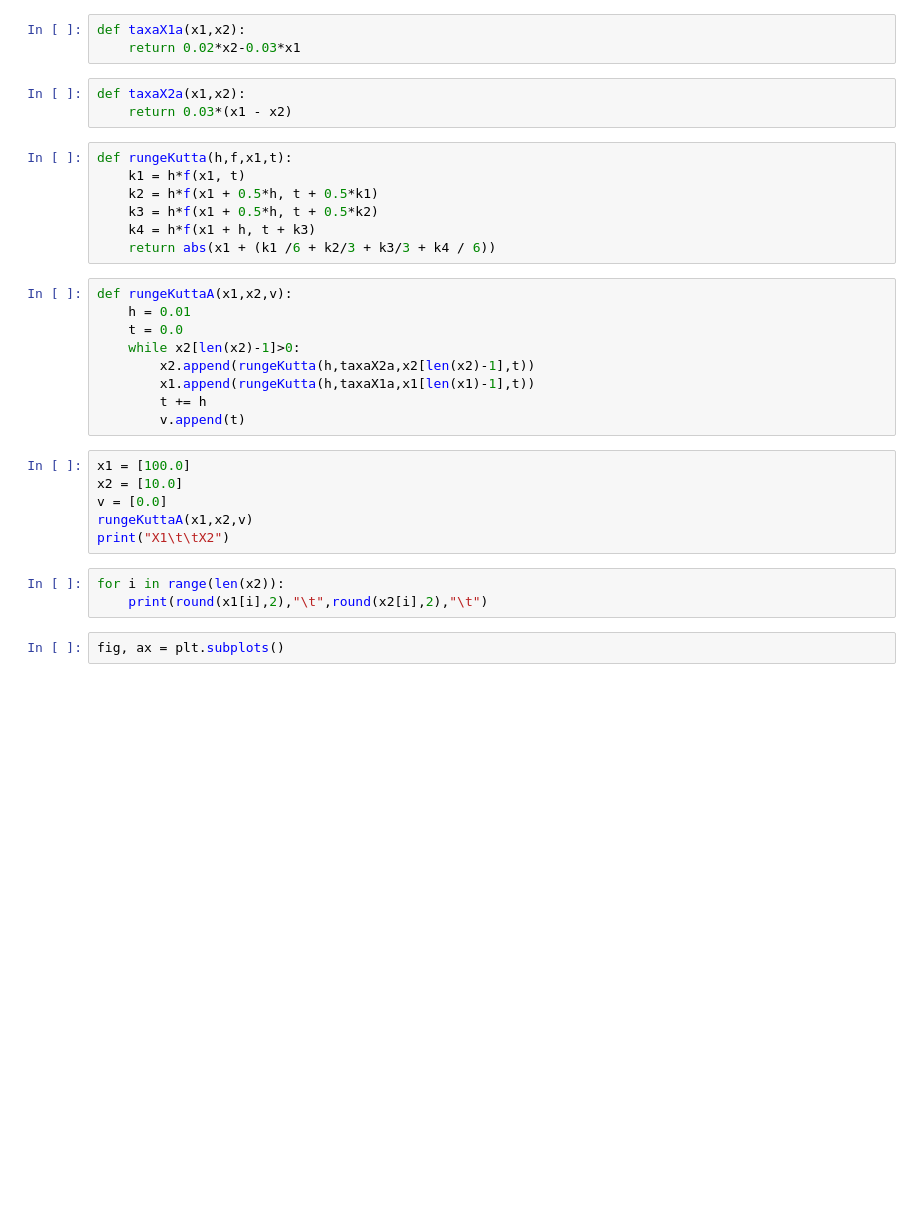
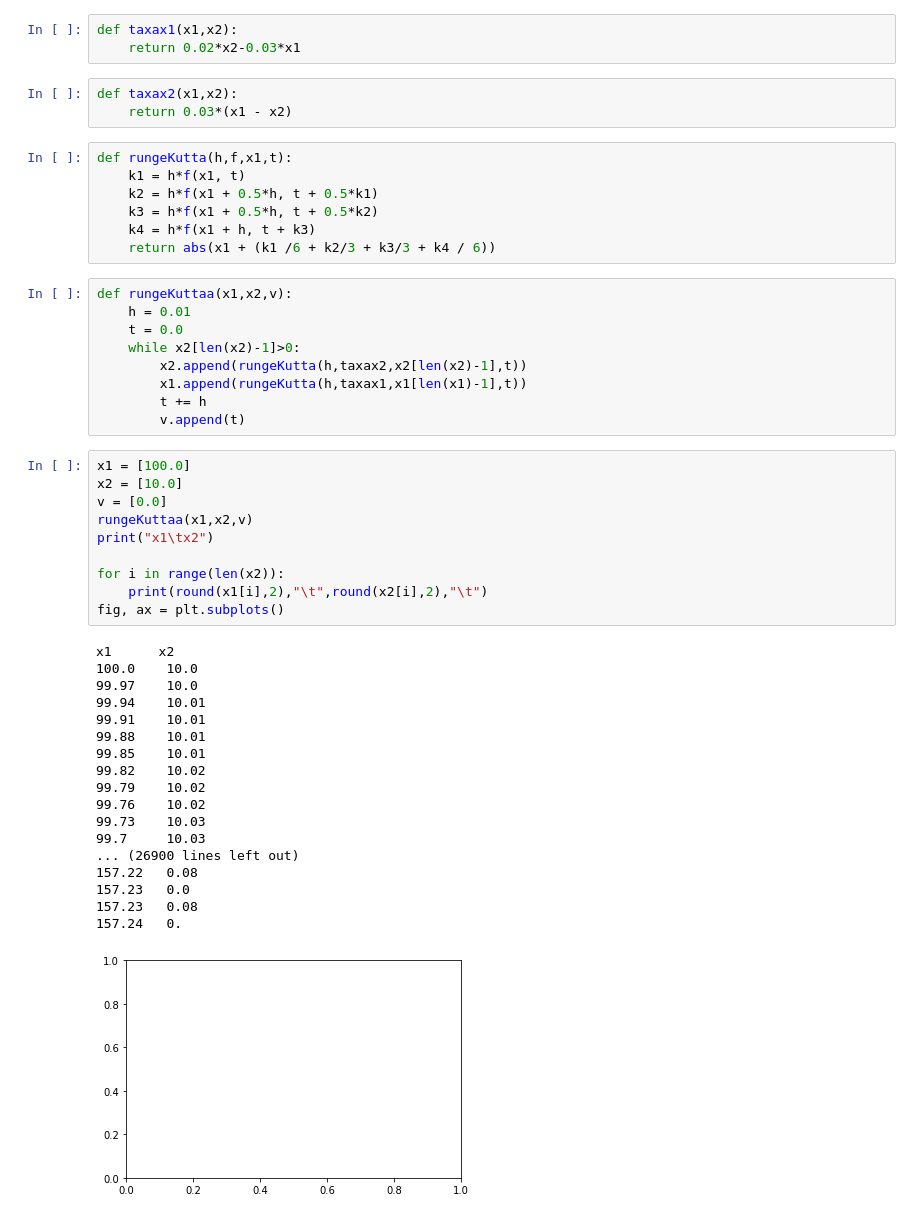
Before and after one commit to anathayna/jupyter-notebook, a Jupyter notebook: edo/sistema.ipynb, the cells around one changed output. Cells and saved outputs as stored; diff of their text form; blank space fills up the shorter version.

```diff
--- a/edo/sistema.ipynb
+++ b/edo/sistema.ipynb
@@ -5,9 +2,9 @@ from scipy.integrate import odeint
 import matplotlib.pyplot as plt
 # %%
-def taxaX1a(x1,x2):
+def taxax1(x1,x2):
     return 0.02*x2-0.03*x1
 # %%
-def taxaX2a(x1,x2):
+def taxax2(x1,x2):
     return 0.03*(x1 - x2)
 # %%
 def rungeKutta(h,f,x1,t):
@@ -17,25 +14,43 @@ def rungeKutta(h,f,x1,t):
     k4 = h*f(x1 + h, t + k3)
     return abs(x1 + (k1 /6 + k2/3 + k3/3 + k4 / 6))
 # %%
-def rungeKuttaA(x1,x2,v):
+def rungeKuttaa(x1,x2,v):
     h = 0.01
     t = 0.0
     while x2[len(x2)-1]>0:
-        x2.append(rungeKutta(h,taxaX2a,x2[len(x2)-1],t))
-        x1.append(rungeKutta(h,taxaX1a,x1[len(x1)-1],t))
+        x2.append(rungeKutta(h,taxax2,x2[len(x2)-1],t))
+        x1.append(rungeKutta(h,taxax1,x1[len(x1)-1],t))
         t += h
         v.append(t)
 # %%
 x1 = [100.0]
 x2 = [10.0]
 v = [0.0]
-rungeKuttaA(x1,x2,v)
-print("X1\t\tX2")
+rungeKuttaa(x1,x2,v)
+print("x1\tx2")
+
+for i in range(len(x2)):
+    print(round(x1[i],2),"\t",round(x2[i],2),"\t")
+fig, ax = plt.subplots()
+# %% [output]
+x1      x2
+100.0    10.0
+99.97    10.0
+99.94    10.01
+99.91    10.01
+99.88    10.01
+99.85    10.01
+99.82    10.02
+99.79    10.02
+99.76    10.02
+99.73    10.03
+99.7     10.03
+... (26900 lines left out)
+157.22   0.08
+157.23   0.0
+157.23   0.08
+157.24   0.
+[figure, added]
-# %%
-for i in range(len(x2)):
-    print(round(x1[i],2),"\t",round(x2[i],2),"\t")
-# %%
-fig, ax = plt.subplots()
 # %%
 ax.plot(v,x1)
 ax.plot(v,x2)
```
Also changed, not shown: parts of 4 cells of this notebook, 1 other file.
